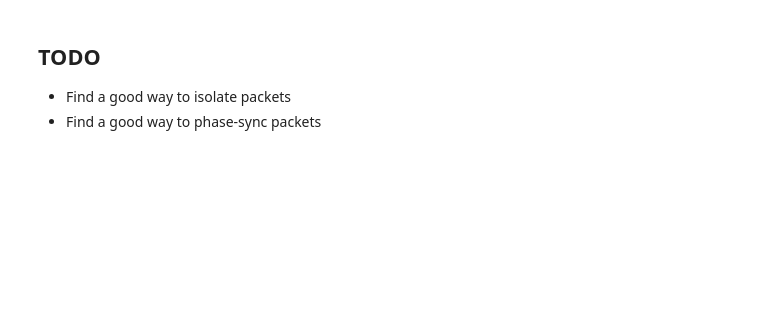
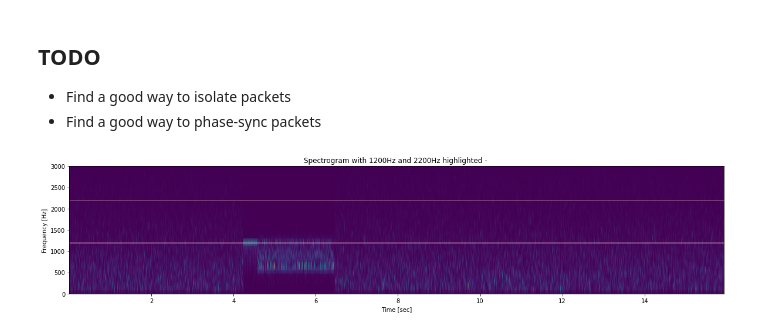
Before and after one commit to thomastoye/aprs-ax25-from-scratch, a Jupyter notebook: notebooks/notebook.ipynb, the cells around one changed output. Saved outputs shown, nothing was run; the diff lists cells and outputs as text; code cells hidden in the pictures; blank space fills up the shorter version.

```diff
--- a/notebooks/notebook.ipynb
+++ b/notebooks/notebook.ipynb
@@ -501,3 +520,11 @@ create_eye_diagram(convolved, new_sample_rate, int(new_sample_rate*(start_second
 
 * Find a good way to isolate packets
 * Find a good way to phase-sync packets
+# %%
+x = resampled_file[int(new_sample_rate*(start_second + 1.2) ):int(new_sample_rate*(end_second + 0.5))]
+show_spectrogram(file, new_sample_rate)
+
+fs = new_sample_rate
+f, t, Sxx = spectrogram(x, fs)
+# %% [output]
+[figure, added]
```
Also changed, not shown: parts of 8 cells of this notebook, 2 other files.
